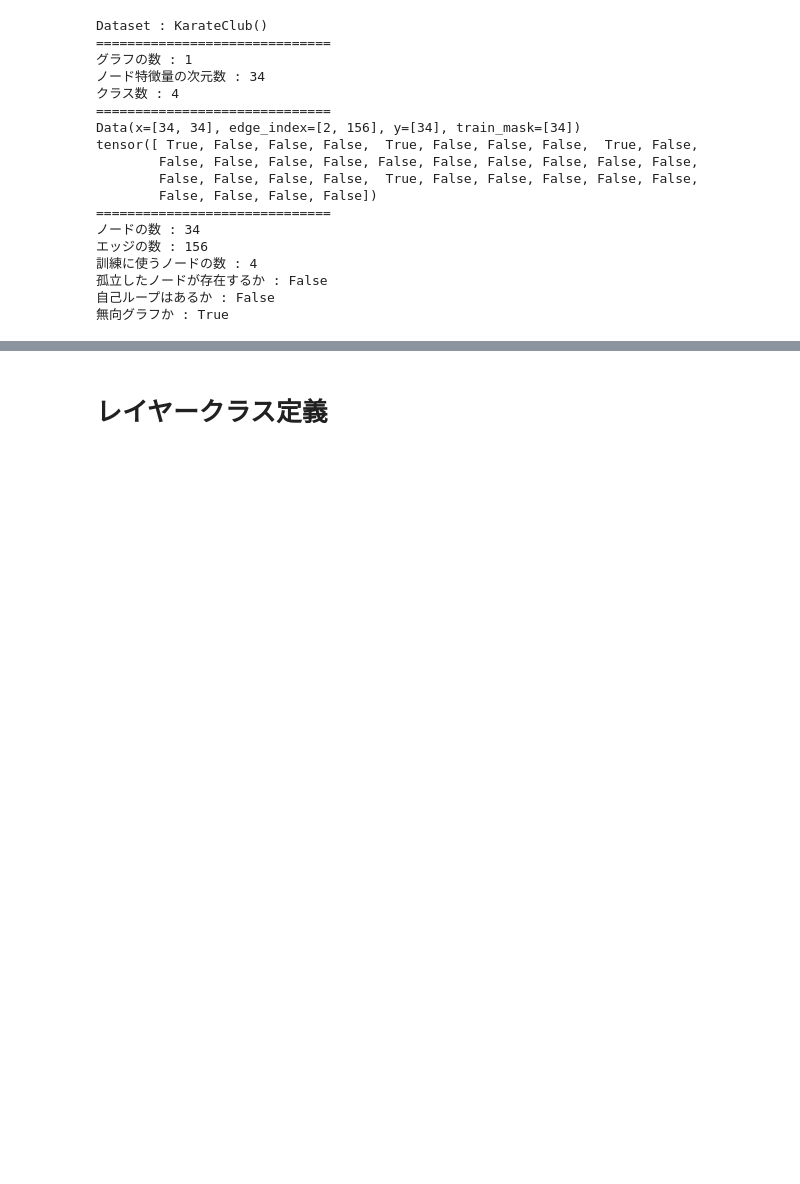
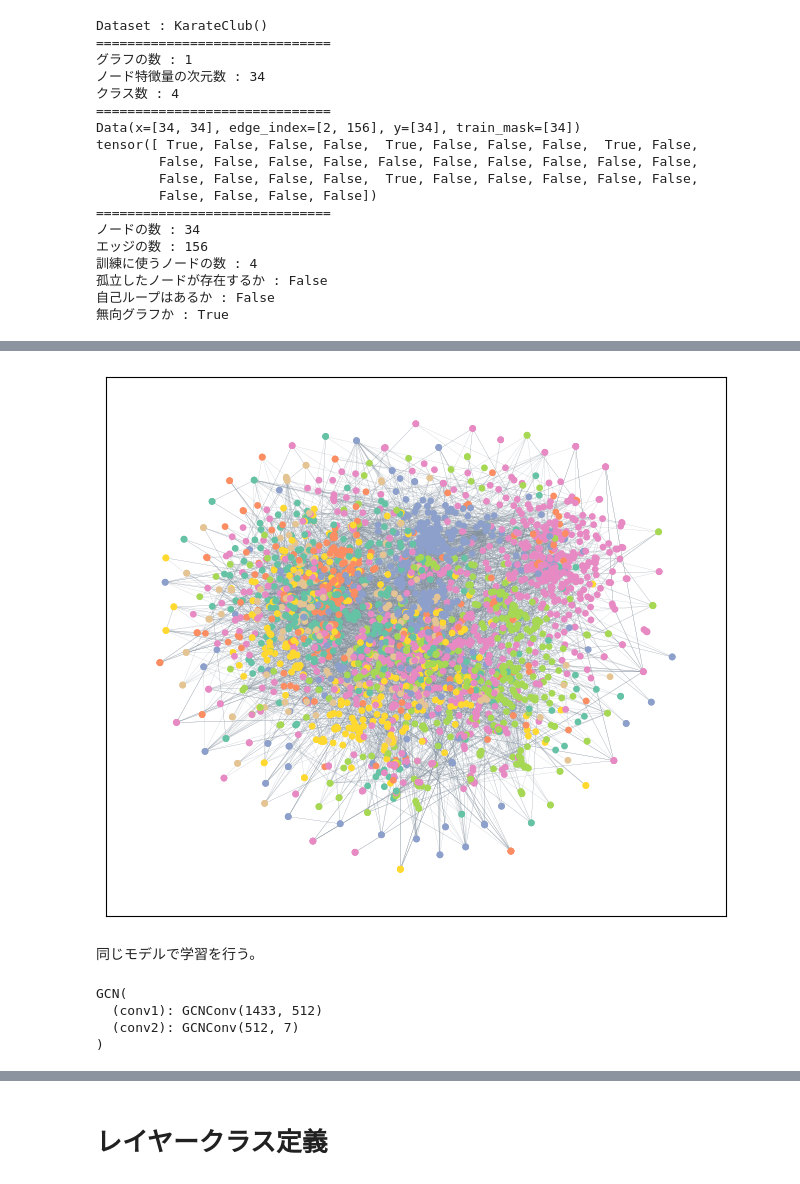
Before and after one commit to kurara-araruk/learning_GNNs, a Jupyter notebook: GCN_scratch.ipynb, the cells around one changed output, grey strips where cells are left out. Drawn from its saved outputs; the diff is of its cells as text; code cells hidden in the pictures; blank space fills up the shorter version.

```diff
--- a/GCN_scratch.ipynb
+++ b/GCN_scratch.ipynb
@@ -313,0 +444,3 @@ nx.draw(nxg, with_labels=True)
+# %%
+dataset = datasets.Planetoid(root='data/Planetoid', name='Cora')
+data = dataset[0]
@@ -313,0 +479,38 @@ nx.draw(nxg, with_labels=True)
+# %%
+def visualize_graph(G):
+    unique_classes = list(set(G.y.tolist()))
+    colormap = plt.colormaps.get_cmap('Set2')
+    class_to_color = {cls: colormap(i) for i, cls in enumerate(unique_classes)}
+    node_colors = [class_to_color[int(G.y[i].item())] for i in range(G.num_nodes)]
+
+    emb = G.x.numpy()
+    tsne = TSNE(n_components=2, random_state=0, init='pca', learning_rate="auto")
+    emb_tsne = tsne.fit_transform(emb)
+    fig, ax = plt.subplots(figsize=(8, 7))
+    #nxg = to_networkx(G)
+
+    n = data.num_nodes
+    nxg = nx.Graph()
+    for i in range(n):
+        nxg.add_node(i)
+    for i in range(data.edge_index.shape[1]):
+        nxg.add_edge(int(data.edge_index[0, i]), int(data.edge_index[1, i]))
+
+    nx.draw_networkx(nxg, ax=ax, pos=emb_tsne, node_size=15, with_labels=False, node_color=node_colors, edge_color='#84919e', width=0.1)
+
+visualize_graph(data)
+# %% [output]
+[figure, added]
+# %% [markdown]
+同じモデルで学習を行う。
+# %%
+in_d = dataset.num_node_features
+out_d = dataset.num_classes
+
+net = GCN(in_d, 512, out_d).to(device)
+print(net)
+# %% [output]
+GCN(
+  (conv1): GCNConv(1433, 512)
+  (conv2): GCNConv(512, 7)
+)
```
Also changed, not shown: parts of 26 cells of this notebook.
